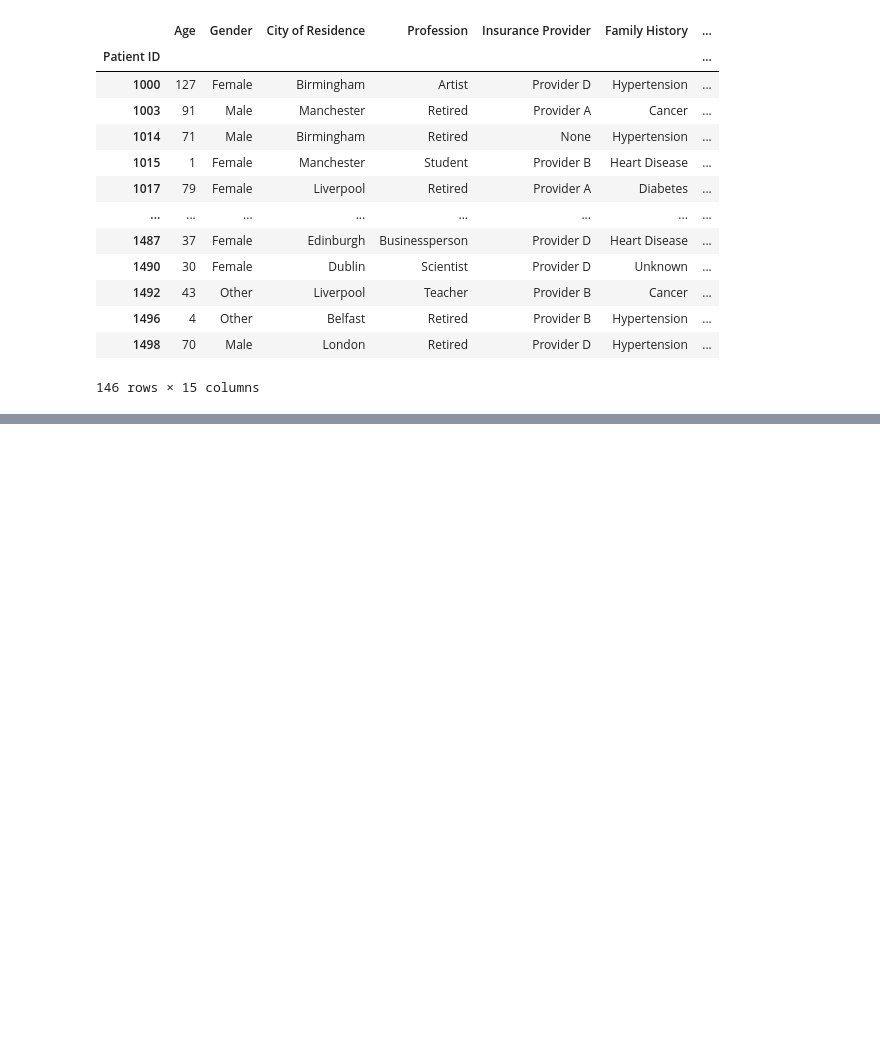
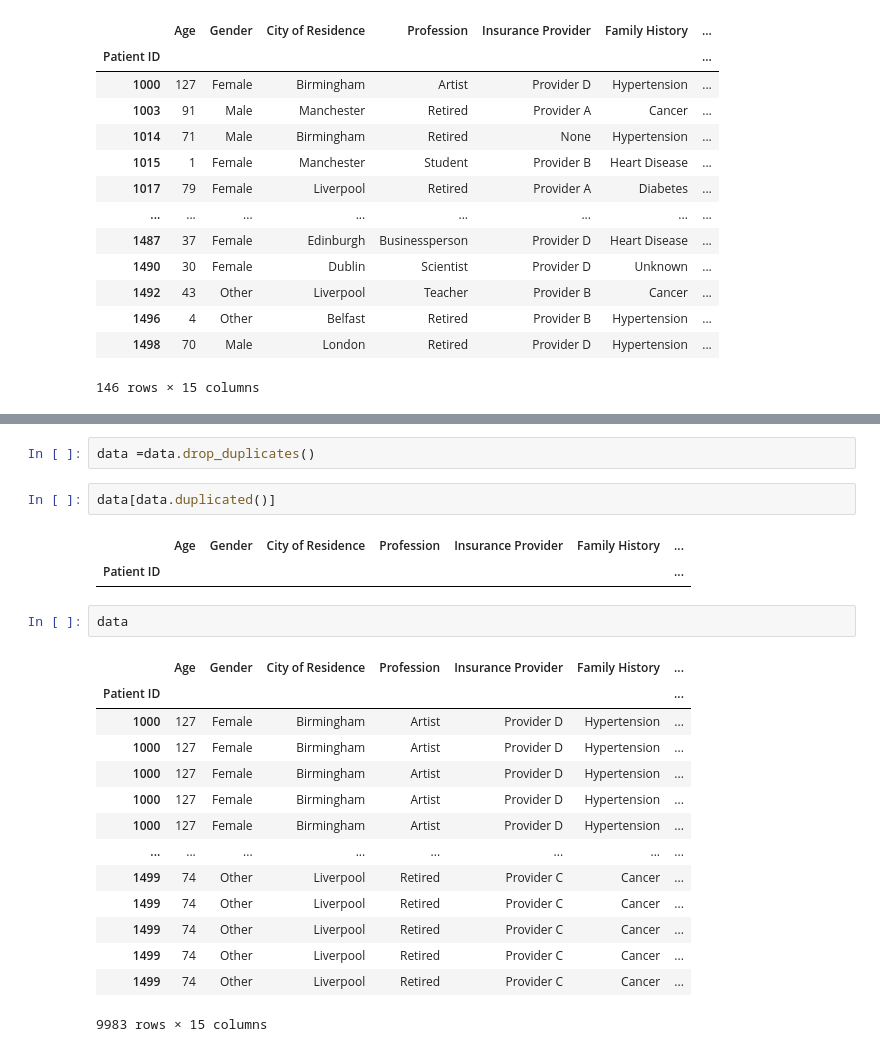
Before and after one commit to amdbsilva/pre-processing, a Jupyter notebook: projeto de datapreprocessing.ipynb, the cells around one changed output, grey strips where cells are left out. Cells and saved outputs as stored; diff of their text form; blank space fills up the shorter version.

Commit message:
drop duplicates

```diff
--- a/projeto de datapreprocessing.ipynb
+++ b/projeto de datapreprocessing.ipynb
@@ -887,0 +901,24 @@ data[data['Insurance Coverage']>300]
+# %%
+data =data.drop_duplicates()
+# %%
+data[data.duplicated()]
+# %% [output]
+|  | Age | Gender | City of Residence | Profession | Insurance Provider | Family History | ... |
+| Patient ID |  |  |  |  |  |  | ... |
+# %%
+data
+# %% [output]
+|  | Age | Gender | City of Residence | Profession | Insurance Provider | Family History | ... |
+| Patient ID |  |  |  |  |  |  | ... |
+| 1000 | 127 | Female | Birmingham | Artist | Provider D | Hypertension | ... |
+| 1000 | 127 | Female | Birmingham | Artist | Provider D | Hypertension | ... |
+| 1000 | 127 | Female | Birmingham | Artist | Provider D | Hypertension | ... |
+| 1000 | 127 | Female | Birmingham | Artist | Provider D | Hypertension | ... |
+| 1000 | 127 | Female | Birmingham | Artist | Provider D | Hypertension | ... |
+| ... | ... | ... | ... | ... | ... | ... | ... |
+| 1499 | 74 | Other | Liverpool | Retired | Provider C | Cancer | ... |
+| 1499 | 74 | Other | Liverpool | Retired | Provider C | Cancer | ... |
+| 1499 | 74 | Other | Liverpool | Retired | Provider C | Cancer | ... |
+| 1499 | 74 | Other | Liverpool | Retired | Provider C | Cancer | ... |
+| 1499 | 74 | Other | Liverpool | Retired | Provider C | Cancer | ... |
+9983 rows × 15 columns
```
Also changed, not shown: parts of 5 cells of this notebook.
